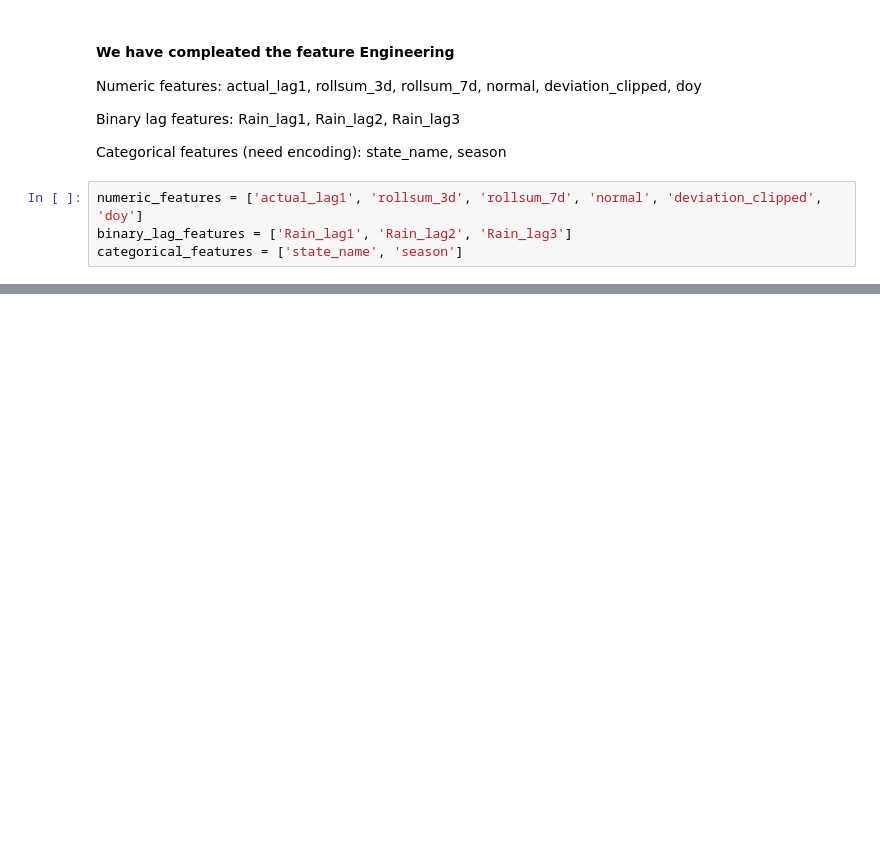
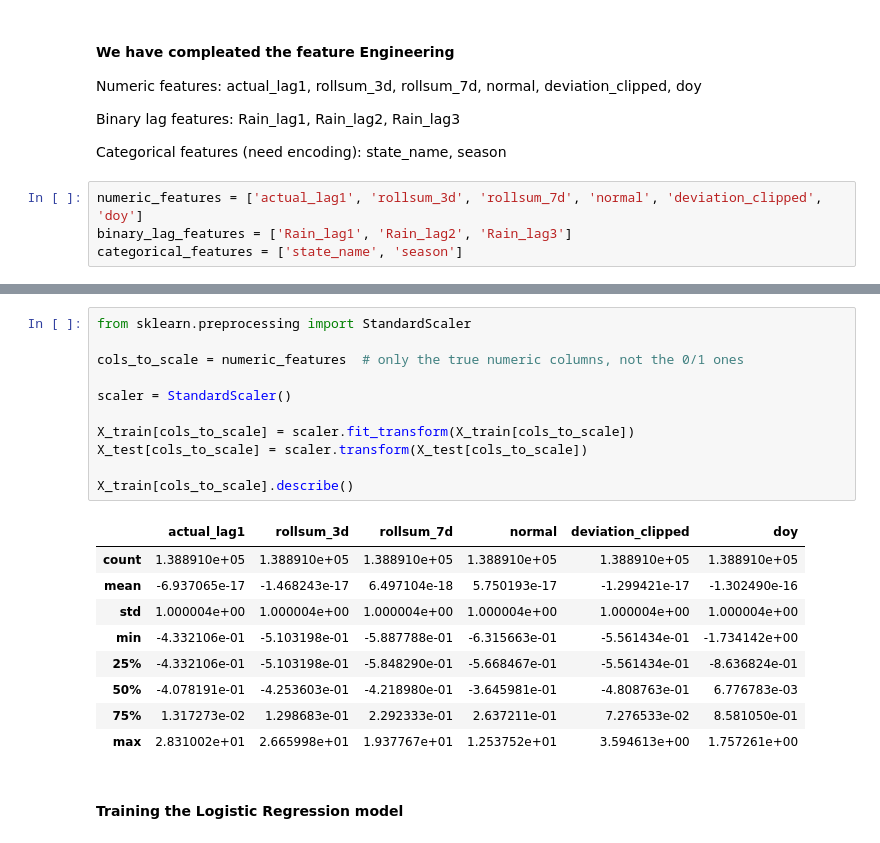
Before and after one commit to Ayu-this-side/rainfall-prediction-india, a Jupyter notebook: notebooks/rainfall_prediction_india.ipynb, the cells around one changed output, grey strips where cells are left out. Saved outputs shown, nothing was run; the diff lists cells and outputs as text; blank space fills up the shorter version.

```diff
--- a/notebooks/rainfall_prediction_india.ipynb
+++ b/notebooks/rainfall_prediction_india.ipynb
@@ -430,0 +451,23 @@ y = df_model['RainTomorrow'].astype(int)
+# %%
+from sklearn.preprocessing import StandardScaler
+
+cols_to_scale = numeric_features  # only the true numeric columns, not the 0/1 ones
+
+scaler = StandardScaler()
+
+X_train[cols_to_scale] = scaler.fit_transform(X_train[cols_to_scale])
+X_test[cols_to_scale] = scaler.transform(X_test[cols_to_scale])
+
+X_train[cols_to_scale].describe()
+# %% [output]
+|  | actual_lag1 | rollsum_3d | rollsum_7d | normal | deviation_clipped | doy |
+| count | 1.388910e+05 | 1.388910e+05 | 1.388910e+05 | 1.388910e+05 | 1.388910e+05 | 1.388910e+05 |
+| mean | -6.937065e-17 | -1.468243e-17 | 6.497104e-18 | 5.750193e-17 | -1.299421e-17 | -1.302490e-16 |
+| std | 1.000004e+00 | 1.000004e+00 | 1.000004e+00 | 1.000004e+00 | 1.000004e+00 | 1.000004e+00 |
+| min | -4.332106e-01 | -5.103198e-01 | -5.887788e-01 | -6.315663e-01 | -5.561434e-01 | -1.734142e+00 |
+| 25% | -4.332106e-01 | -5.103198e-01 | -5.848290e-01 | -5.668467e-01 | -5.561434e-01 | -8.636824e-01 |
+| 50% | -4.078191e-01 | -4.253603e-01 | -4.218980e-01 | -3.645981e-01 | -4.808763e-01 | 6.776783e-03 |
+| 75% | 1.317273e-02 | 1.298683e-01 | 2.292333e-01 | 2.637211e-01 | 7.276533e-02 | 8.581050e-01 |
+| max | 2.831002e+01 | 2.665998e+01 | 1.937767e+01 | 1.253752e+01 | 3.594613e+00 | 1.757261e+00 |
+# %% [markdown]
+#### Training the Logistic Regression model
```
Also changed, not shown: parts of 22 cells of this notebook.
